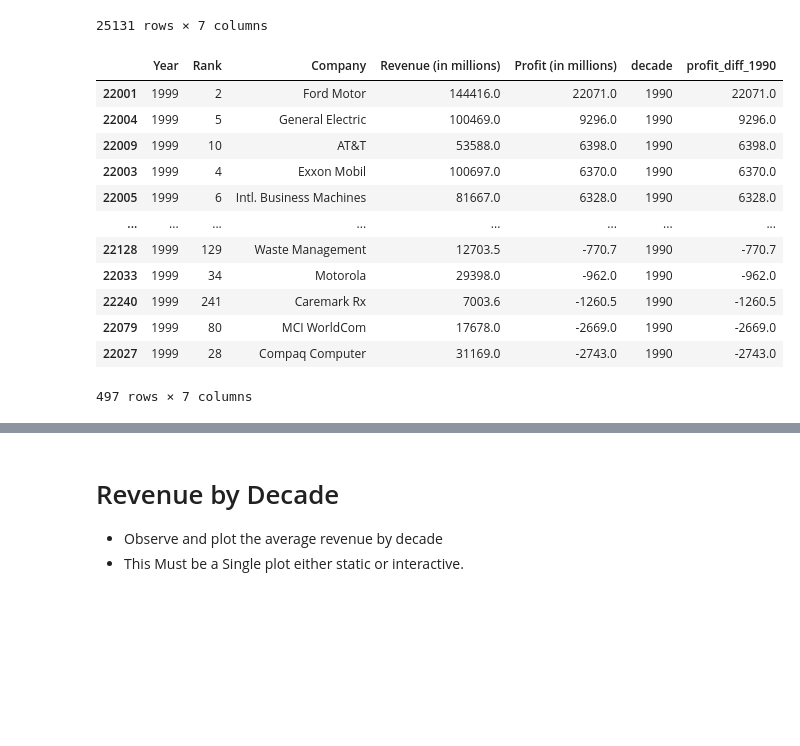
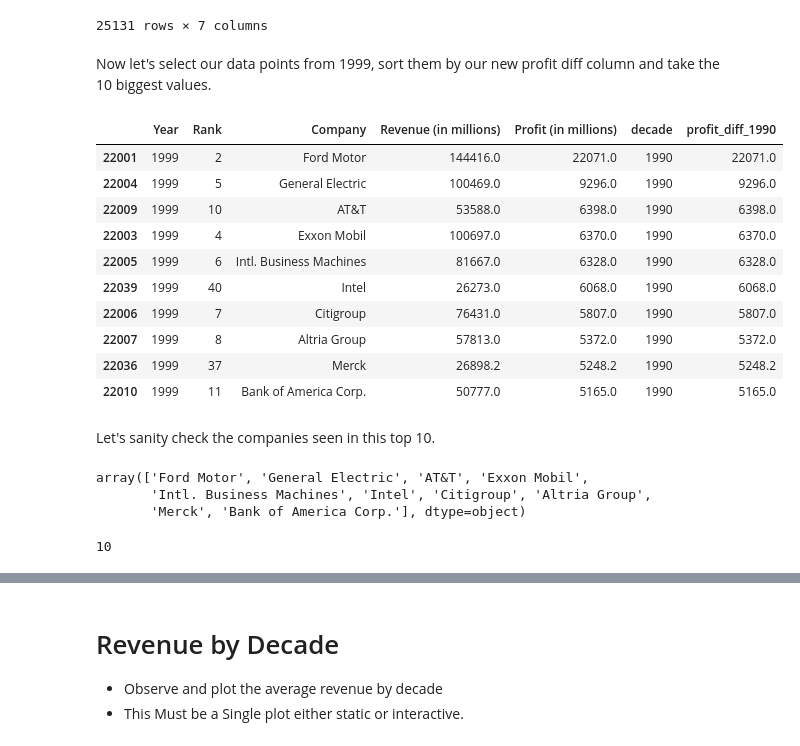
Before and after one commit to sean-halpin/data_vis, a Jupyter notebook: data_vis.ipynb, the cells around one changed output, grey strips where cells are left out. Cells and saved outputs as stored; diff of their text form; code cells hidden in the pictures; blank space fills up the shorter version.

```diff
--- a/data_vis.ipynb
+++ b/data_vis.ipynb
@@ -305,19 +321,33 @@ df
 | 25498 | 2005 | 499 | Kindred Healthcare | 3616.6 | 70.6 | 2000 | 70.6 |
 | 25499 | 2005 | 500 | Cincinnati Financial | 3614.0 | 584.0 | 2000 | 584.0 |
 25131 rows × 7 columns
+# %% [markdown]
+Now let's select our data points from 1999, sort them by our new profit diff column and take the 10 biggest values.
 # %%
-df.loc[(df['Year'] == 1999)].sort_values("profit_diff_1990", ascending=False)
+top_ten = df.loc[(df['Year'] == 1999)].sort_values("profit_diff_1990", ascending=False).head(10)
+top_ten
 # %% [output]
 |  | Year | Rank | Company | Revenue (in millions) | Profit (in millions) | decade | profit_diff_1990 |
 | 22001 | 1999 | 2 | Ford Motor | 144416.0 | 22071.0 | 1990 | 22071.0 |
 | 22004 | 1999 | 5 | General Electric | 100469.0 | 9296.0 | 1990 | 9296.0 |
 | 22009 | 1999 | 10 | AT&T | 53588.0 | 6398.0 | 1990 | 6398.0 |
 | 22003 | 1999 | 4 | Exxon Mobil | 100697.0 | 6370.0 | 1990 | 6370.0 |
 | 22005 | 1999 | 6 | Intl. Business Machines | 81667.0 | 6328.0 | 1990 | 6328.0 |
-| ... | ... | ... | ... | ... | ... | ... | ... |
-| 22128 | 1999 | 129 | Waste Management | 12703.5 | -770.7 | 1990 | -770.7 |
-| 22033 | 1999 | 34 | Motorola | 29398.0 | -962.0 | 1990 | -962.0 |
-| 22240 | 1999 | 241 | Caremark Rx | 7003.6 | -1260.5 | 1990 | -1260.5 |
-| 22079 | 1999 | 80 | MCI WorldCom | 17678.0 | -2669.0 | 1990 | -2669.0 |
-| 22027 | 1999 | 28 | Compaq Computer | 31169.0 | -2743.0 | 1990 | -2743.0 |
+| 22039 | 1999 | 40 | Intel | 26273.0 | 6068.0 | 1990 | 6068.0 |
+| 22006 | 1999 | 7 | Citigroup | 76431.0 | 5807.0 | 1990 | 5807.0 |
+| 22007 | 1999 | 8 | Altria Group | 57813.0 | 5372.0 | 1990 | 5372.0 |
+| 22036 | 1999 | 37 | Merck | 26898.2 | 5248.2 | 1990 | 5248.2 |
+| 22010 | 1999 | 11 | Bank of America Corp. | 50777.0 | 5165.0 | 1990 | 5165.0 |
-497 rows × 7 columns
+# %% [markdown]
+Let's sanity check the companies seen in this top 10.
+# %%
+top_ten_companies = top_ten.Company.unique()
+top_ten_companies
+# %% [output]
+array(['Ford Motor', 'General Electric', 'AT&T', 'Exxon Mobil',
+       'Intl. Business Machines', 'Intel', 'Citigroup', 'Altria Group',
+       'Merck', 'Bank of America Corp.'], dtype=object)
+# %%
+len(top_ten_companies)
+# %% [output]
+10
```
Also changed, not shown: parts of 26 cells of this notebook.
